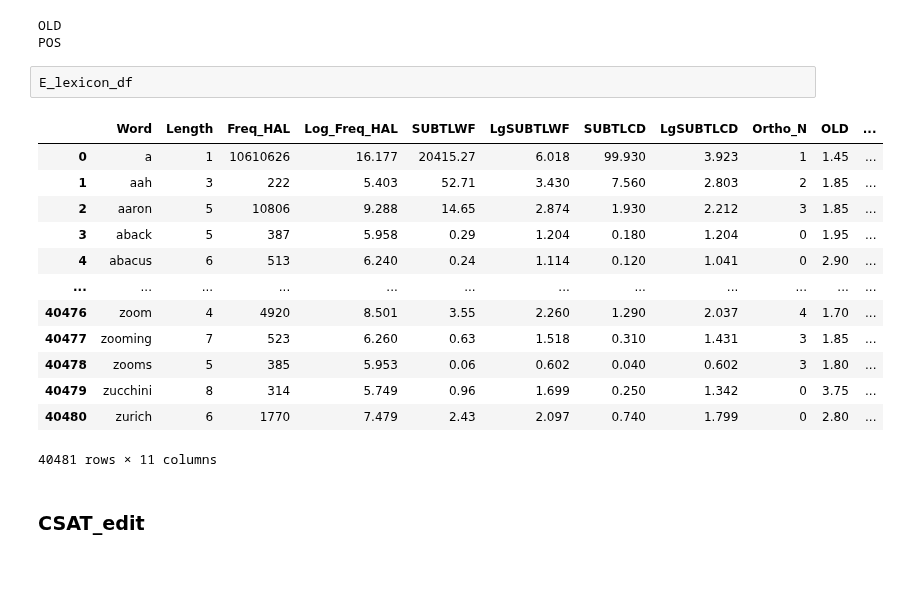
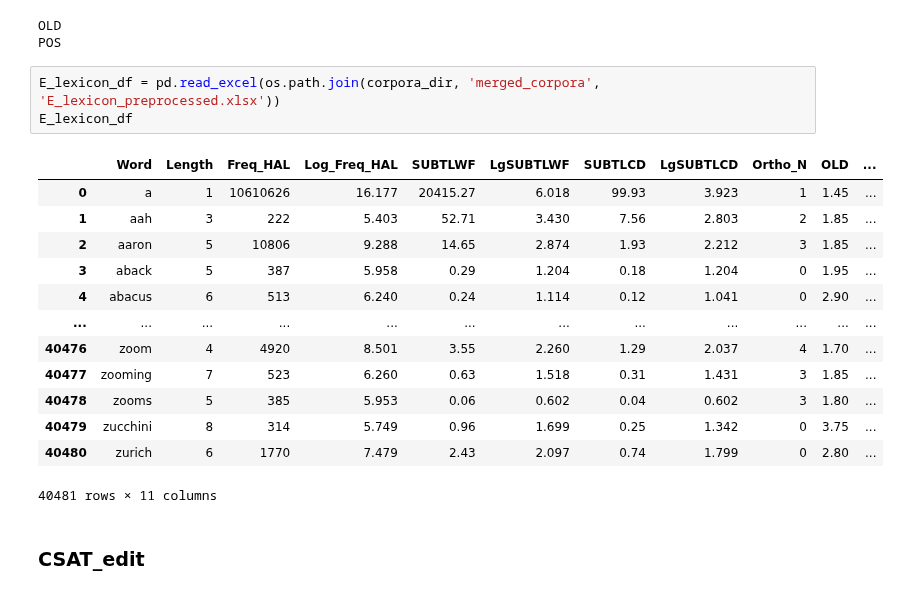
Before and after one commit to irregular6612/english-corpus-comparison, a Jupyter notebook: src/notebooks/corpus_merging.ipynb, the cells around one changed output. Cells and saved outputs as stored; diff of their text form.

Commit message:
update word stimuli list and merging code

```diff
--- a/src/notebooks/corpus_merging.ipynb
+++ b/src/notebooks/corpus_merging.ipynb
@@ -303,22 +303,23 @@ SUBTLCD
 LgSUBTLCD
 OLD
 POS
-# %%
-E_lexicon_df
-# %% [output]
-|  | Word | Length | Freq_HAL | Log_Freq_HAL | SUBTLWF | LgSUBTLWF | SUBTLCD | LgSUBTLCD | Ortho_N | OLD | ... |
-| 0 | a | 1 | 10610626 | 16.177 | 20415.27 | 6.018 | 99.930 | 3.923 | 1 | 1.45 | ... |
-| 1 | aah | 3 | 222 | 5.403 | 52.71 | 3.430 | 7.560 | 2.803 | 2 | 1.85 | ... |
-| 2 | aaron | 5 | 10806 | 9.288 | 14.65 | 2.874 | 1.930 | 2.212 | 3 | 1.85 | ... |
-| 3 | aback | 5 | 387 | 5.958 | 0.29 | 1.204 | 0.180 | 1.204 | 0 | 1.95 | ... |
-| 4 | abacus | 6 | 513 | 6.240 | 0.24 | 1.114 | 0.120 | 1.041 | 0 | 2.90 | ... |
-| ... | ... | ... | ... | ... | ... | ... | ... | ... | ... | ... | ... |
-| 40476 | zoom | 4 | 4920 | 8.501 | 3.55 | 2.260 | 1.290 | 2.037 | 4 | 1.70 | ... |
-| 40477 | zooming | 7 | 523 | 6.260 | 0.63 | 1.518 | 0.310 | 1.431 | 3 | 1.85 | ... |
-| 40478 | zooms | 5 | 385 | 5.953 | 0.06 | 0.602 | 0.040 | 0.602 | 3 | 1.80 | ... |
-| 40479 | zucchini | 8 | 314 | 5.749 | 0.96 | 1.699 | 0.250 | 1.342 | 0 | 3.75 | ... |
-| 40480 | zurich | 6 | 1770 | 7.479 | 2.43 | 2.097 | 0.740 | 1.799 | 0 | 2.80 | ... |
-40481 rows × 11 columns
+# %%
+E_lexicon_df = pd.read_excel(os.path.join(corpora_dir, 'merged_corpora', 'E_lexicon_preprocessed.xlsx'))
+E_lexicon_df
+# %% [output]
+|  | Word | Length | Freq_HAL | Log_Freq_HAL | SUBTLWF | LgSUBTLWF | SUBTLCD | LgSUBTLCD | Ortho_N | OLD | ... |
+| 0 | a | 1 | 10610626 | 16.177 | 20415.27 | 6.018 | 99.93 | 3.923 | 1 | 1.45 | ... |
+| 1 | aah | 3 | 222 | 5.403 | 52.71 | 3.430 | 7.56 | 2.803 | 2 | 1.85 | ... |
+| 2 | aaron | 5 | 10806 | 9.288 | 14.65 | 2.874 | 1.93 | 2.212 | 3 | 1.85 | ... |
+| 3 | aback | 5 | 387 | 5.958 | 0.29 | 1.204 | 0.18 | 1.204 | 0 | 1.95 | ... |
+| 4 | abacus | 6 | 513 | 6.240 | 0.24 | 1.114 | 0.12 | 1.041 | 0 | 2.90 | ... |
+| ... | ... | ... | ... | ... | ... | ... | ... | ... | ... | ... | ... |
+| 40476 | zoom | 4 | 4920 | 8.501 | 3.55 | 2.260 | 1.29 | 2.037 | 4 | 1.70 | ... |
+| 40477 | zooming | 7 | 523 | 6.260 | 0.63 | 1.518 | 0.31 | 1.431 | 3 | 1.85 | ... |
+| 40478 | zooms | 5 | 385 | 5.953 | 0.06 | 0.602 | 0.04 | 0.602 | 3 | 1.80 | ... |
+| 40479 | zucchini | 8 | 314 | 5.749 | 0.96 | 1.699 | 0.25 | 1.342 | 0 | 3.75 | ... |
+| 40480 | zurich | 6 | 1770 | 7.479 | 2.43 | 2.097 | 0.74 | 1.799 | 0 | 2.80 | ... |
+40481 rows × 11 columns
 # %% [markdown]
 ### CSAT_edit
 # %%
```
Also changed, not shown: parts of 15 cells of this notebook, 3 other files.
